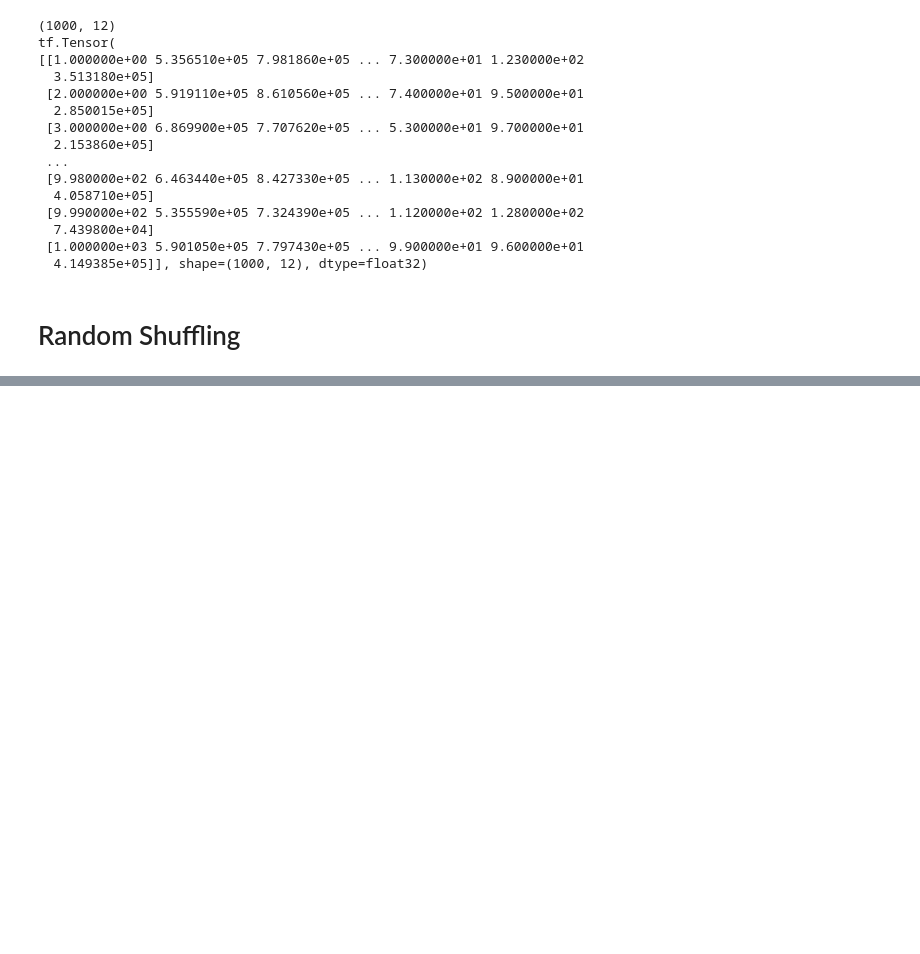
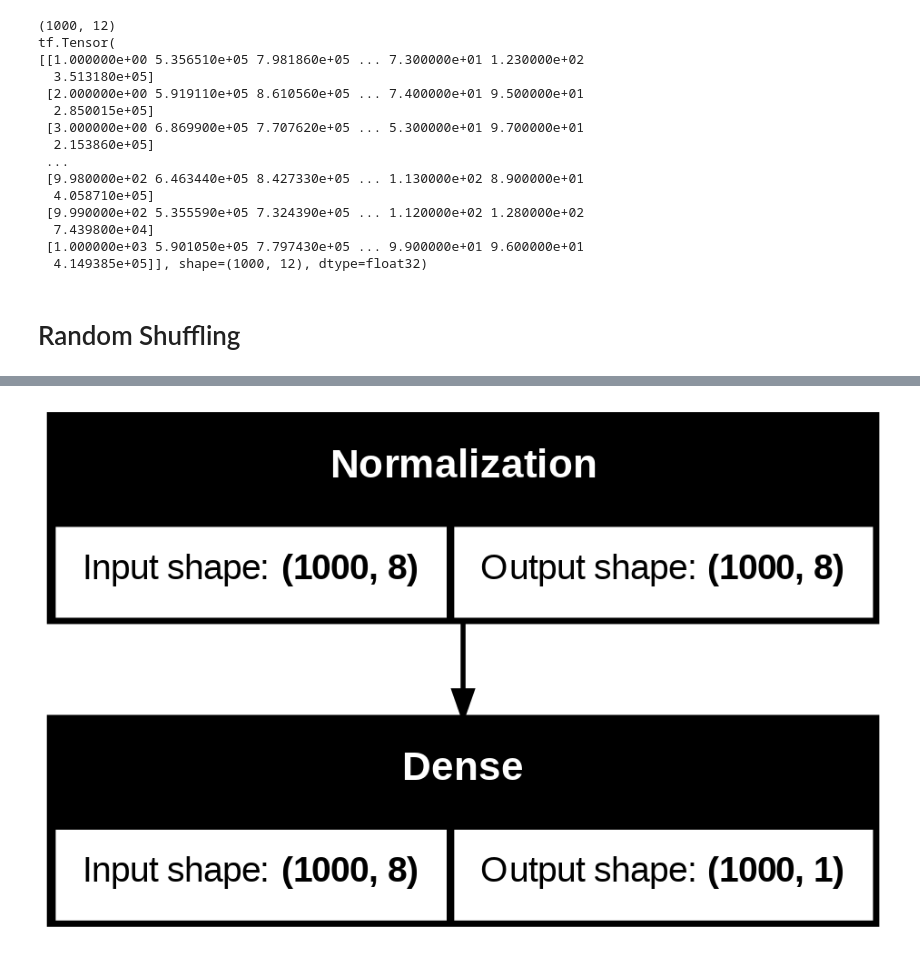
Before and after one commit to sleepsonrockss/Deep-Learning, a Jupyter notebook: NeuralNetwork.ipynb, the cells around one changed output, grey strips where cells are left out. Saved outputs shown, nothing was run; the diff lists cells and outputs as text; code cells hidden in the pictures; blank space fills up the shorter version.

Commit message:
Data Normalization of the input layer

```diff
--- a/NeuralNetwork.ipynb
+++ b/NeuralNetwork.ipynb
@@ -102,0 +130,4 @@ tf.Tensor(
+# %%
+normalizer = Normalization() #'-1' mean with respect to the columns
+normalizer.adapt(X) #finds mean and variance for each column. In column 0-> #1: (3-3.5)/0.5 and for the same column (4-3.5)/0.5
+normalizer(X)[:5]
@@ -102,0 +179,6 @@ tf.Tensor(
+# %%
+model = tf.keras.Sequential()
+model.add(normalizer)
+model.add(Dense(1)) # Because we want the number of output to be 1, if we want 2 outputs then put in 2.
+model.build(normalizer(X).shape)
+model.summary() # Does the same thing as the previous cell
@@ -102,0 +197,4 @@ tf.Tensor(
+# %%
+tf.keras.utils.plot_model(model, to_file='model.png', show_shapes=True)
+# %% [output]
+[figure, added]
```
Also changed, not shown: parts of 14 cells of this notebook.
